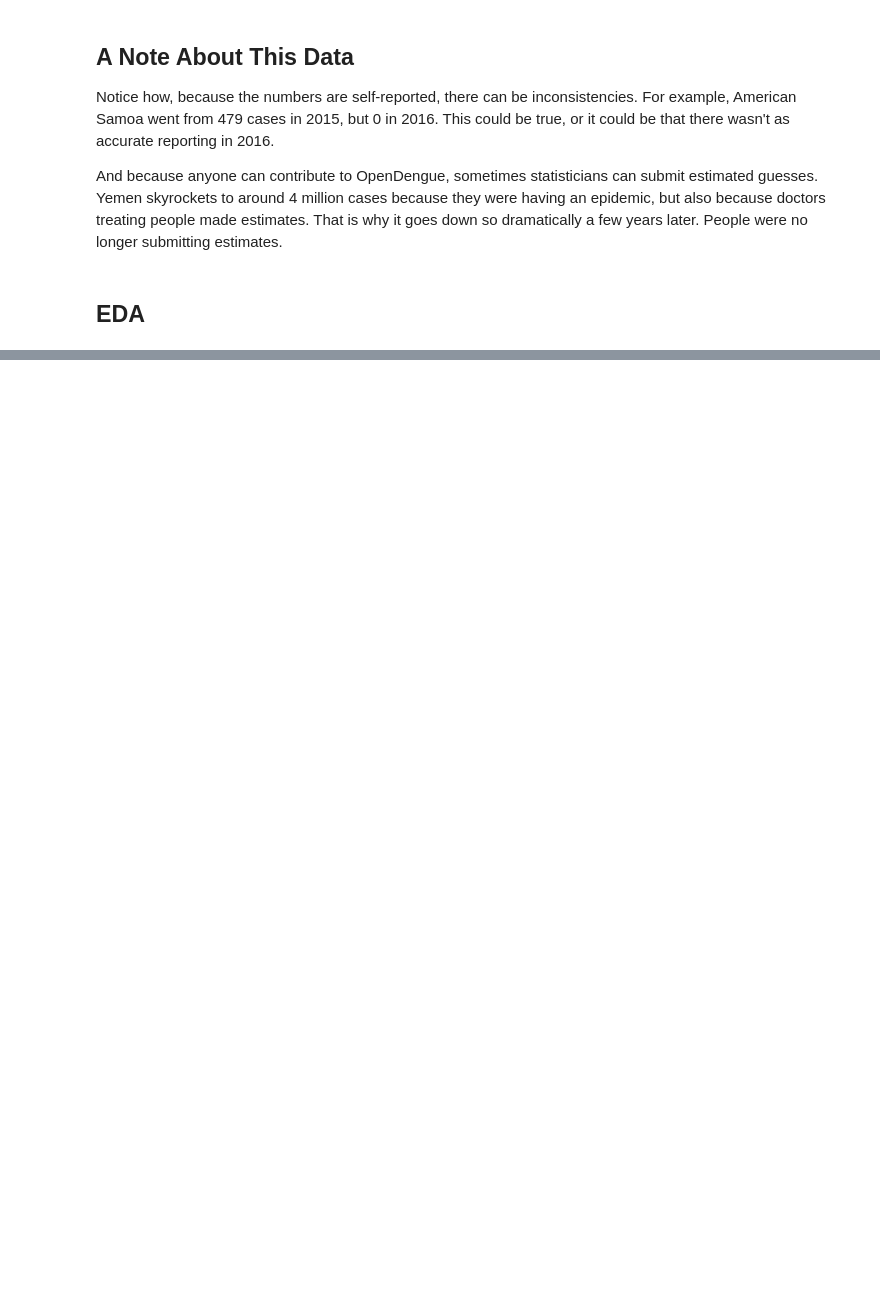
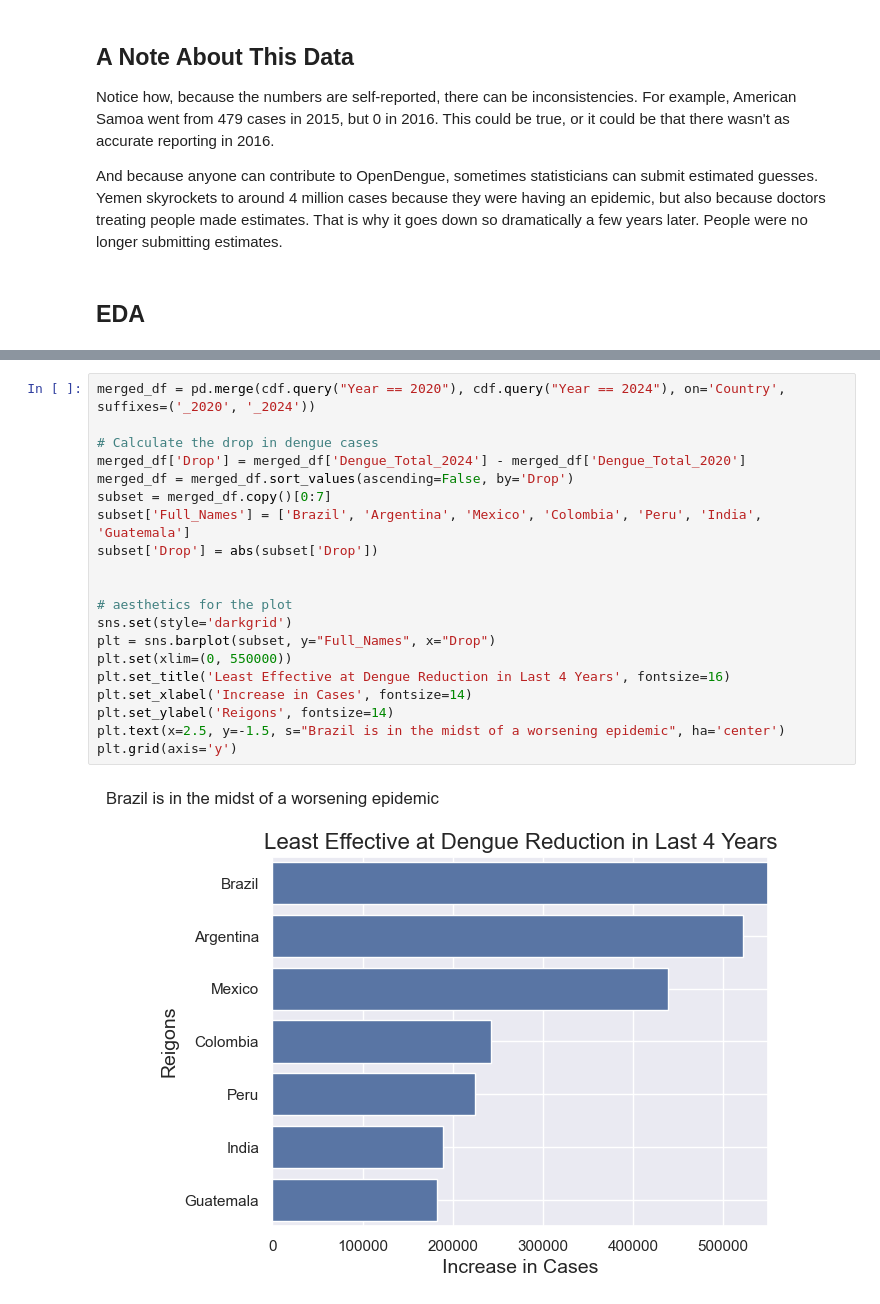
Before and after one commit to pxm-georg/final_project, a Jupyter notebook: final_prep.ipynb, the cells around one changed output, grey strips where cells are left out. Cells and saved outputs as stored; diff of their text form; blank space fills up the shorter version.

```diff
--- a/final_prep.ipynb
+++ b/final_prep.ipynb
@@ -274,0 +451,22 @@ And because anyone can contribute to OpenDengue, sometimes statisticians can sub
+# %%
+merged_df = pd.merge(cdf.query("Year == 2020"), cdf.query("Year == 2024"), on='Country', suffixes=('_2020', '_2024'))
+
+# Calculate the drop in dengue cases
+merged_df['Drop'] = merged_df['Dengue_Total_2024'] - merged_df['Dengue_Total_2020']
+merged_df = merged_df.sort_values(ascending=False, by='Drop')
+subset = merged_df.copy()[0:7]
+subset['Full_Names'] = ['Brazil', 'Argentina', 'Mexico', 'Colombia', 'Peru', 'India', 'Guatemala']
+subset['Drop'] = abs(subset['Drop'])
+
+
+# aesthetics for the plot
+sns.set(style='darkgrid')
+plt = sns.barplot(subset, y="Full_Names", x="Drop")
+plt.set(xlim=(0, 550000))
+plt.set_title('Least Effective at Dengue Reduction in Last 4 Years', fontsize=16)
+plt.set_xlabel('Increase in Cases', fontsize=14)
+plt.set_ylabel('Reigons', fontsize=14)
+plt.text(x=2.5, y=-1.5, s="Brazil is in the midst of a worsening epidemic", ha='center')
+plt.grid(axis='y')
+# %% [output]
+[figure, added]
```
Also changed, not shown: parts of 33 cells of this notebook.
